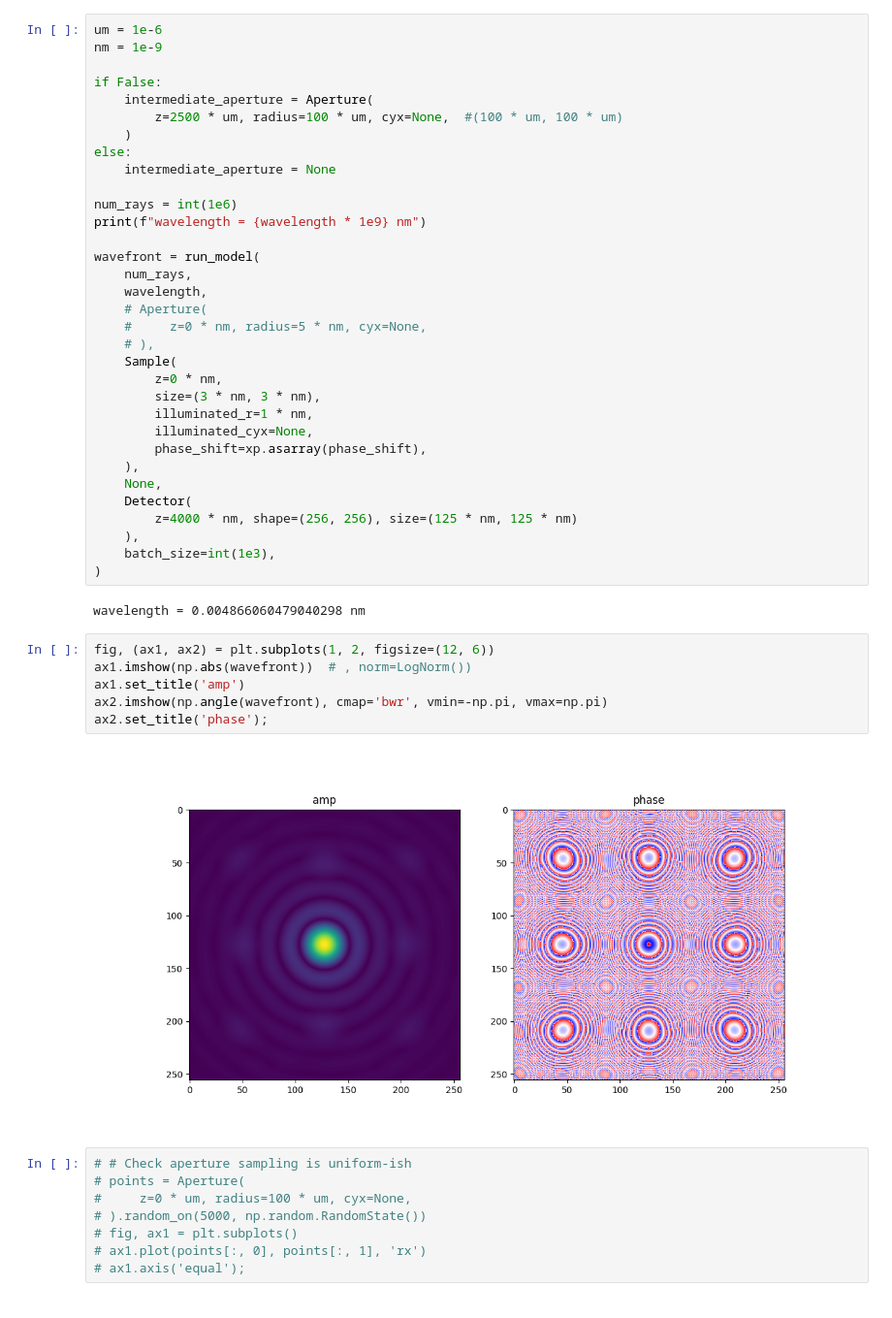
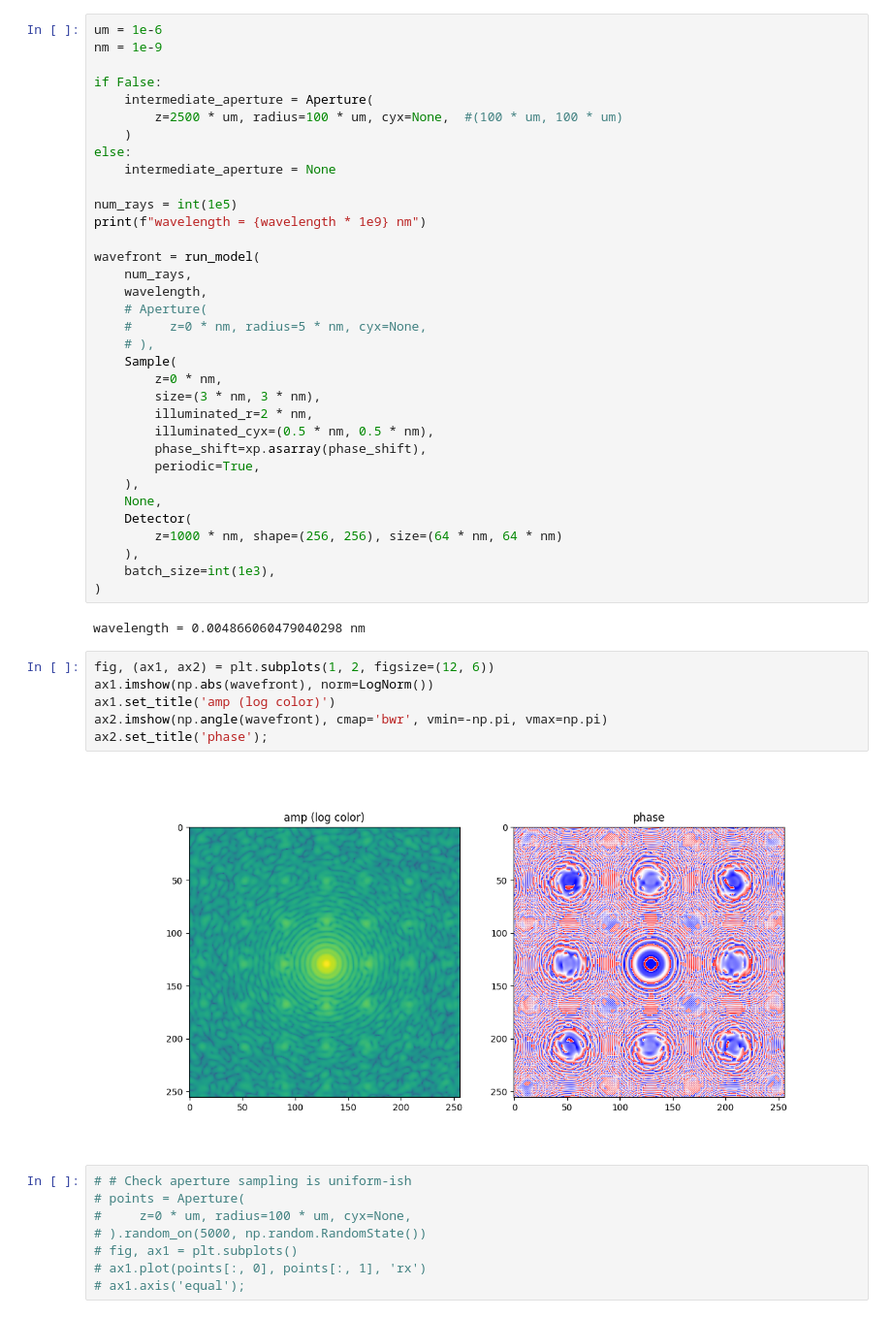
Before and after one commit to DavidLanders95/MonteCarloMS, a Jupyter notebook: dual_aperture.ipynb, the cells around one changed output. Shown at 97% size. Drawn from its saved outputs; the diff is of its cells as text.

```diff
--- a/dual_aperture.ipynb
+++ b/dual_aperture.ipynb
@@ -42,7 +42,7 @@ if False:
 else:
     intermediate_aperture = None
 
-num_rays = int(1e6)
+num_rays = int(1e5)
 print(f"wavelength = {wavelength * 1e9} nm")
 
 wavefront = run_model(
@@ -54,13 +54,14 @@ wavefront = run_model(
     Sample(
         z=0 * nm,
         size=(3 * nm, 3 * nm),
-        illuminated_r=1 * nm,
-        illuminated_cyx=None,
+        illuminated_r=2 * nm,
+        illuminated_cyx=(0.5 * nm, 0.5 * nm),
         phase_shift=xp.asarray(phase_shift),
+        periodic=True,
     ),
     None,
     Detector(
-        z=4000 * nm, shape=(256, 256), size=(125 * nm, 125 * nm)
+        z=1000 * nm, shape=(256, 256), size=(64 * nm, 64 * nm)
     ),
     batch_size=int(1e3),
 )
@@ -68,12 +69,12 @@ wavefront = run_model(
 wavelength = 0.004866060479040298 nm
 # %%
 fig, (ax1, ax2) = plt.subplots(1, 2, figsize=(12, 6))
-ax1.imshow(np.abs(wavefront))  # , norm=LogNorm())
-ax1.set_title('amp')
+ax1.imshow(np.abs(wavefront), norm=LogNorm())
+ax1.set_title('amp (log color)')
 ax2.imshow(np.angle(wavefront), cmap='bwr', vmin=-np.pi, vmax=np.pi)
 ax2.set_title('phase');
 # %% [output]
-[figure, old version]
+[figure, new version]
 # %%
 # # Check aperture sampling is uniform-ish
 # points = Aperture(
```
Also changed, not shown: parts of 1 cell of this notebook, 1 other file.
